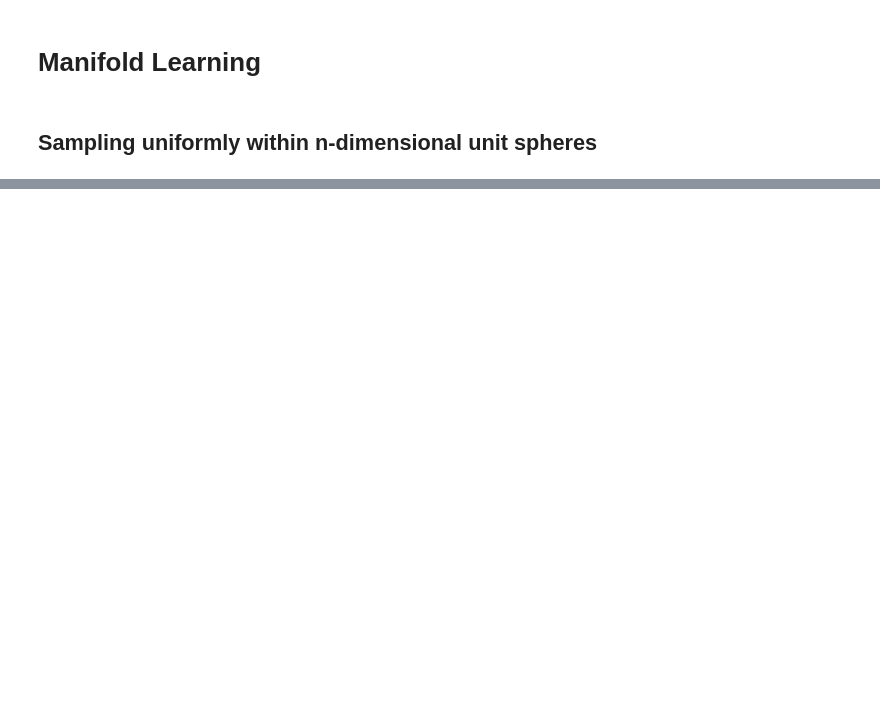
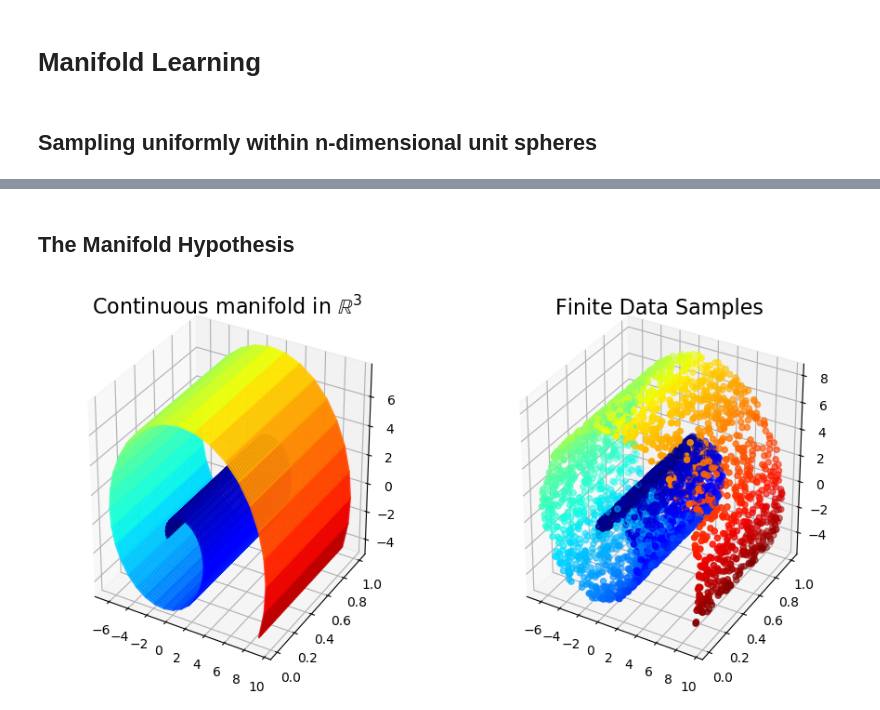
Before and after one commit to GAnagno/Dimensionality-Reduction, a Jupyter notebook: Manifold Learning.ipynb, the cells around one changed output, grey strips where cells are left out. Saved outputs shown, nothing was run; the diff lists cells and outputs as text; code cells hidden in the pictures; blank space fills up the shorter version.

```diff
--- a/Manifold Learning.ipynb
+++ b/Manifold Learning.ipynb
@@ -73,0 +110,44 @@ plt.title("% in neighborhood = " + str(p));
+# %% [markdown]
+## The Manifold Hypothesis
+# %%
+# draw samples to create the grid
+t = np.linspace(0, 1, 50)
+u = np.linspace(0, 1, 50)
+v = 3*np.pi/2*(.1 + 2*t)
+u,v = np.meshgrid(u,v)
+
+# swiss roll transformation
+x = -v*np.cos(v)
+y = u
+z = v*np.sin(v)
+
+# set up a figure twice as wide as it is tall
+fig = plt.figure(figsize=plt.figaspect(0.5))
+plt.style.use('default')
+plt.rcParams['figure.facecolor'] = 'white'
+
+# plot 3d surface
+colors = plt.cm.jet((x**2 + z**2) / 100)
+ax = fig.add_subplot(1, 2, 1, projection='3d')
+ax.plot_surface(x, y, z, rstride=1, cstride=1, facecolors=colors, cmap=plt.cm.coolwarm, linewidth=1.4, alpha=0.8)
+ax.set_title('Continuous manifold in $\mathbb{R}^3$', size=16);
+
+# draw uniform samples from the continuous manifold
+n = 4000
+t = np.random.rand(n, 1)
+u = np.random.rand(n, 1)
+v = 3*np.pi/2*(.1 + 2*t)
+
+x = -v*np.cos(v)
+y = u
+z = v*np.sin(v)
+color = (x**2 + z**2) / 100
+color = color.reshape(n,)
+
+# set up the axes for the first plot
+ax = fig.add_subplot(1, 2, 2, projection='3d')
+ax.scatter(x, y, z, cmap=plt.cm.jet, c=color);
+ax.set_title('Finite Data Samples', size=16);
+plt.show();
+# %% [output]
+[figure, added]
```
Also changed, not shown: parts of 9 cells of this notebook.
